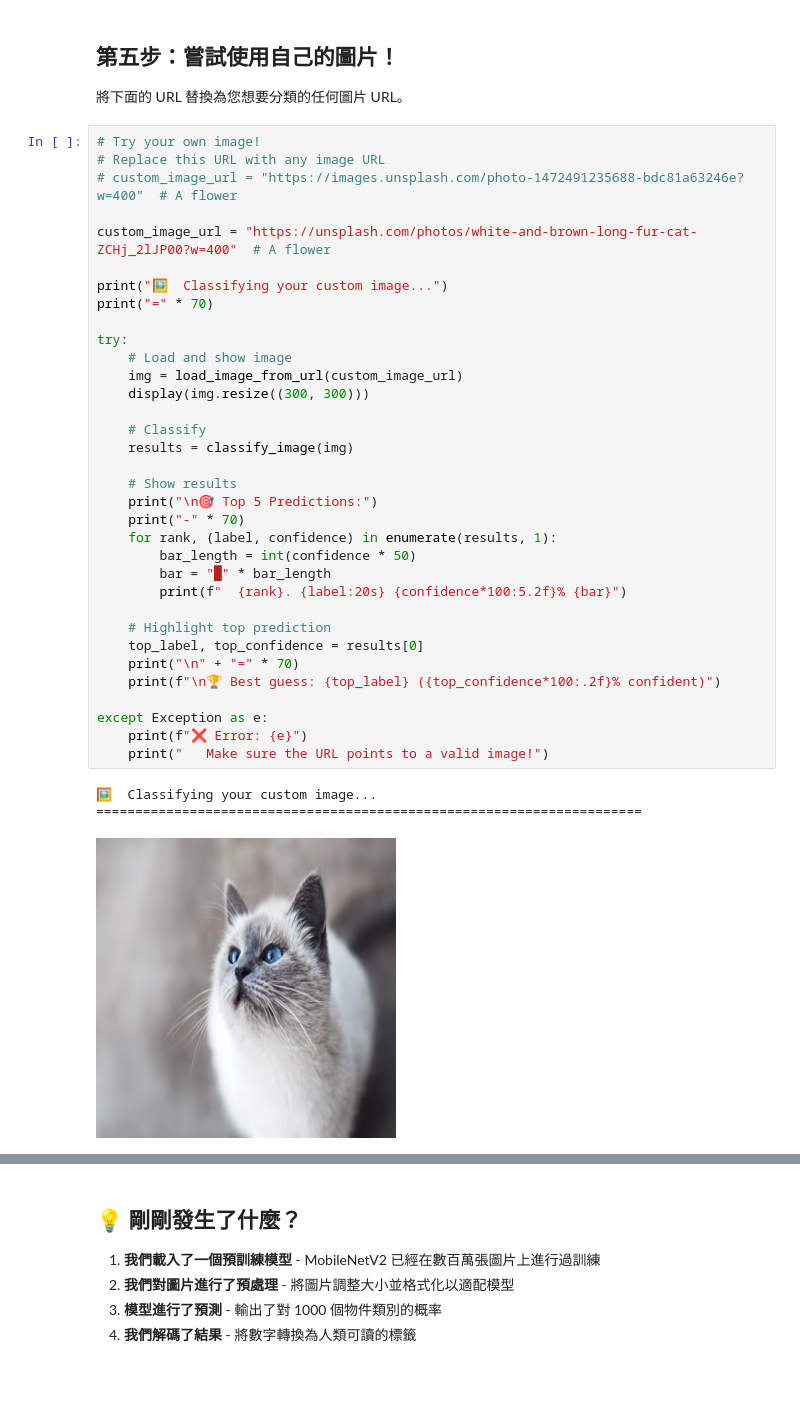
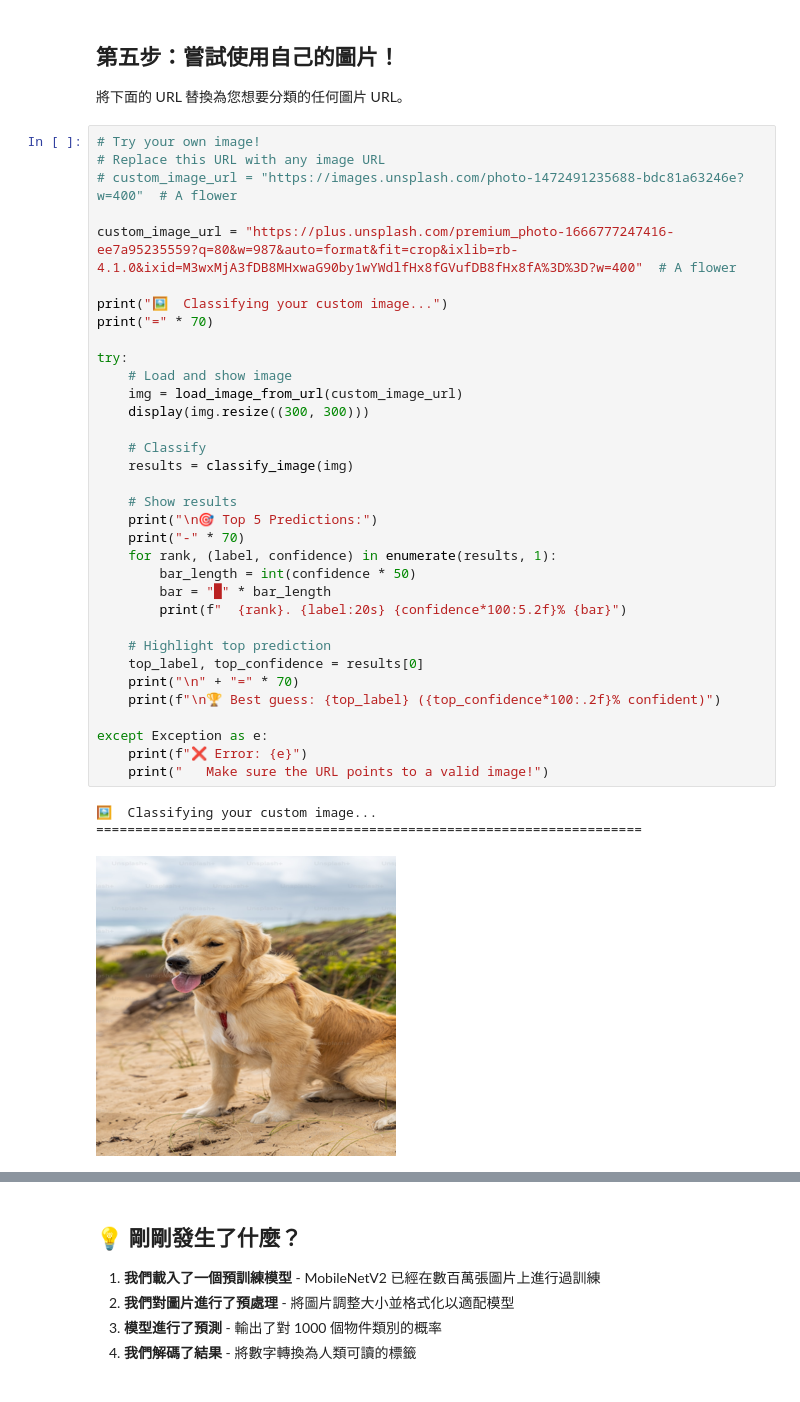
Before and after one commit to XW-ABAP/AI-For-Beginners, a Jupyter notebook: translations/zh-MO/examples/03-image-classifier.ipynb, the cells around one changed output, grey strips where cells are left out. Saved outputs shown, nothing was run; the diff lists cells and outputs as text.

```diff
--- a/translations/zh-MO/examples/03-image-classifier.ipynb
+++ b/translations/zh-MO/examples/03-image-classifier.ipynb
@@ -240,38 +242,38 @@ Downloading data from https://storage.googleapis.com/download.tensorflow.org/dat
 # Replace this URL with any image URL
 # custom_image_url = "https://images.unsplash.com/photo-1472491235688-bdc81a63246e?w=400"  # A flower
 
-custom_image_url = "https://unsplash.com/photos/white-and-brown-long-fur-cat-ZCHj_2lJP00?w=400"  # A flower
+custom_image_url = "https://plus.unsplash.com/premium_photo-1666777247416-ee7a95235559?q=80&w=987&auto=format&fit=crop&ixlib=rb-4.1.0&ixid=M3wxMjA3fDB8MHxwaG90by1wYWdlfHx8fGVufDB8fHx8fA%3D%3D?w=400"  # A flower
 
 print("🖼️  Classifying your custom image...")
 print("=" * 70)
 
 try:
     # Load and show image
     img = load_image_from_url(custom_image_url)
     display(img.resize((300, 300)))
 
     # Classify
     results = classify_image(img)
 
     # Show results
     print("\n🎯 Top 5 Predictions:")
     print("-" * 70)
     for rank, (label, confidence) in enumerate(results, 1):
         bar_length = int(confidence * 50)
         bar = "█" * bar_length
         print(f"  {rank}. {label:20s} {confidence*100:5.2f}% {bar}")
 
     # Highlight top prediction
     top_label, top_confidence = results[0]
     print("\n" + "=" * 70)
     print(f"\n🏆 Best guess: {top_label} ({top_confidence*100:.2f}% confident)")
 
 except Exception as e:
     print(f"❌ Error: {e}")
     print("   Make sure the URL points to a valid image!")
 # %% [output]
 🖼️  Classifying your custom image...
 ======================================================================
-[figure, old version]
+[figure, new version]
 🎯 Top 5 Predictions:
 ----------------------------------------------------------------------
```
Also changed, not shown: parts of 2 cells of this notebook.
